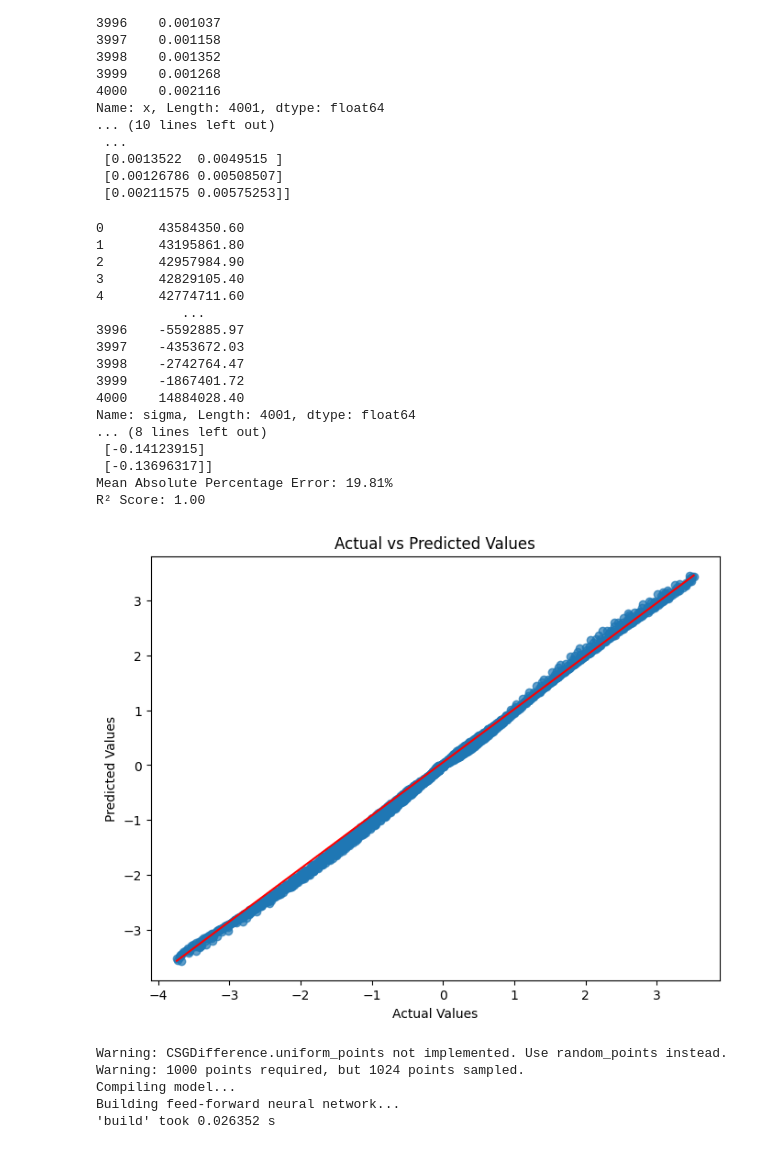
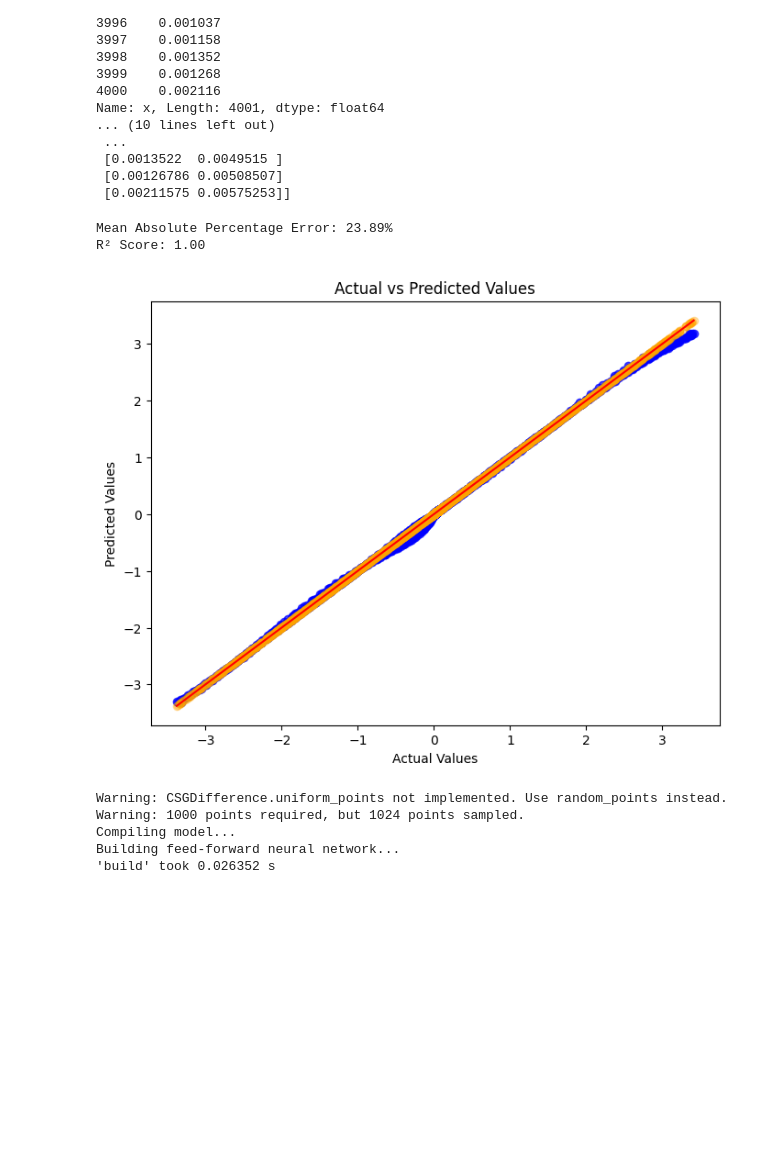
Before and after one commit to Daniel19993099/PINN_testing, a Jupyter notebook: PINN_0.2.4.ipynb, the cells around one changed output. Cells and saved outputs as stored; diff of their text form; code cells hidden in the pictures; blank space fills up the shorter version.

```diff
--- a/PINN_0.2.4.ipynb
+++ b/PINN_0.2.4.ipynb
@@ -98,7 +102,7 @@ data = dde.data.dataset.DataSet(X_train=data_x, y_train=data_sigma, X_test=test_
 
 
 # Define the network for σ
-layer_size = [2] + [50] * 7 + [1]  # 2 inputs (x, y ) -> hidden layers -> 1 output (σ)
+layer_size = [2] + [50] * 10 + [1]  # 2 inputs (x, y ) -> hidden layers -> 1 output (σ)
 activation = "tanh"
 initializer = "Glorot uniform"
 net_sigma = dde.nn.FNN(layer_size, activation,initializer)
@@ -180,53 +186,42 @@ Name: x, Length: 4001, dtype: float64
 # %%
 import matplotlib.pyplot as plt
 from sklearn.metrics import mean_absolute_percentage_error, r2_score
 
 # Assuming `model_sigma` is your trained model
 # `X_test` is your test input data and `y_test` is the actual test output data
 
 # Get predictions on test data
 S_p = model_sigma.predict(Cor)
 S_t=df.iloc[:,3]
-print(S_t)
+#print(S_t)
 S_t=np.array(S_t.tolist()).reshape(-1,1)
 S_t=scaler_s.transform(S_t)
-print("First few actual values:", S_t[:5])
-print("First few predicted values:", S_p[:5])
+#print("First few actual values:", S_t[:5])
+#print("First few predicted values:", S_p[:5])
 # Calculate Mean Absolute Percentage Error (MAPE)
 mape = mean_absolute_percentage_error(S_t, S_p) * 100
 print(f"Mean Absolute Percentage Error: {mape:.2f}%")
 
 # Calculate R² Score
 r2 = r2_score(S_t, S_p)
 print(f"R² Score: {r2:.2f}")
 
 # Plot the actual vs predicted values for test data
 plt.figure(figsize=(8, 6))
-plt.scatter(S_t, S_p, alpha=0.7)
-plt.plot([min(S_t), max(S_t)], [min(S_p), max(S_p)], color='red')  # Identity line
+
+# Scatter plot for actual values
+plt.scatter(S_t, S_p, alpha=0.7, color='blue', label='Predicted Values')
+# Scatter plot for testing data (Actual Values)
+plt.scatter(S_t, S_t, alpha=0.3, color='orange', label='Actual Values')
+plt.plot([min(S_t), max(S_t)], [min(S_t), max(S_t)], color='red')  # Identity line
 plt.xlabel('Actual Values')
 plt.ylabel('Predicted Values')
 plt.title('Actual vs Predicted Values')
 plt.show()
 # %% [output]
-0       43584350.60
-1       43195861.80
-2       42957984.90
-3       42829105.40
-4       42774711.60
-           ...
-3996    -5592885.97
-3997    -4353672.03
-3998    -2742764.47
-3999    -1867401.72
-4000    14884028.40
-Name: sigma, Length: 4001, dtype: float64
-... (8 lines left out)
- [-0.14123915]
- [-0.13696317]]
-Mean Absolute Percentage Error: 19.81%
+Mean Absolute Percentage Error: 23.89%
 R² Score: 1.00
-[figure, old version]
+[figure, new version]
 # %%
 def pde_C_L(x, C_L):
     dC_L_dt = dde.grad.jacobian(C_L, x, i=0, j=2)
```
Also changed, not shown: parts of 3 cells of this notebook, 3 other files.
